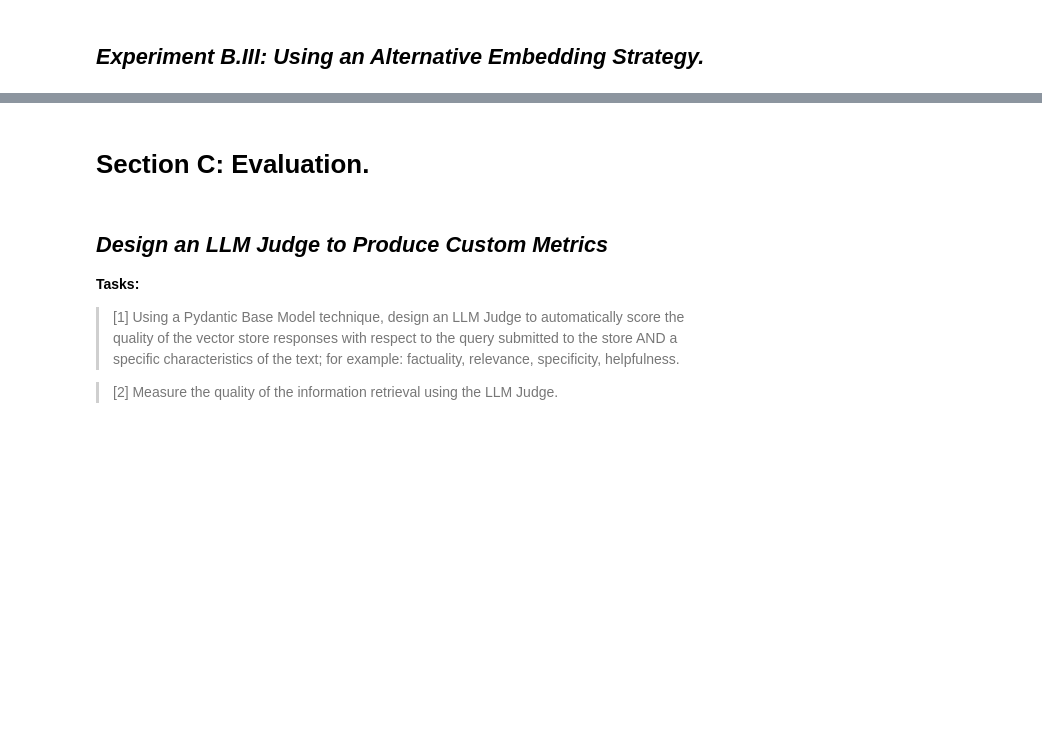
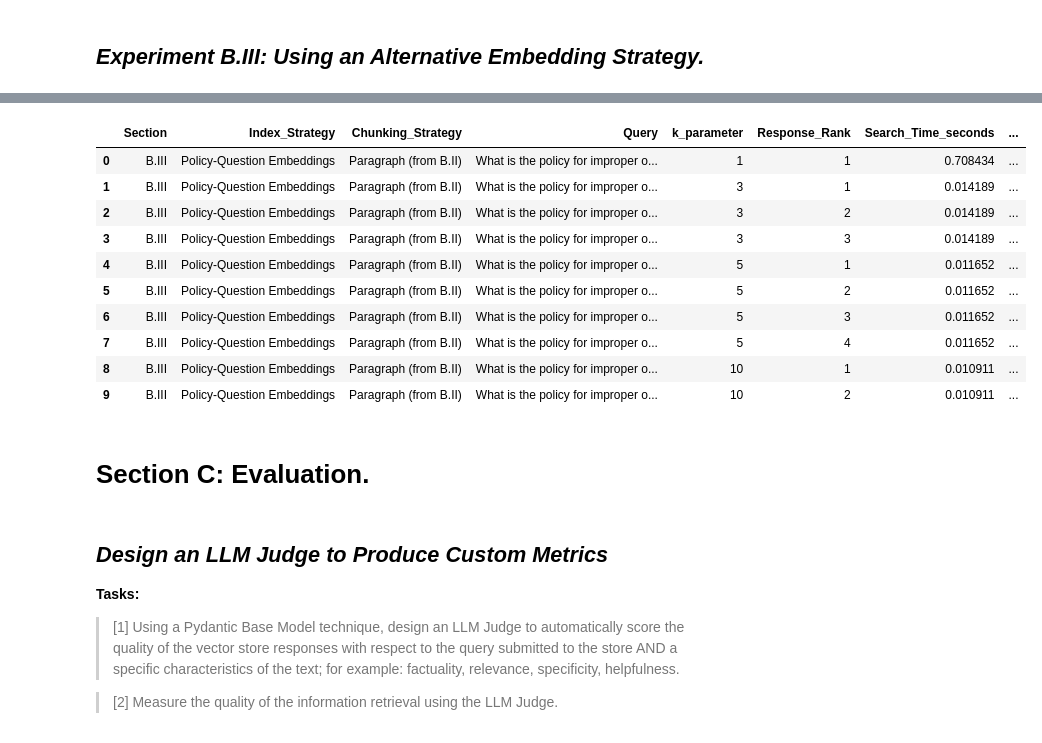
Before and after one commit to Lksimpson/GenAI-Lab-HW2, a Jupyter notebook: HW02_notebook.ipynb, the cells around one changed output, grey strips where cells are left out. Cells and saved outputs as stored; diff of their text form; code cells hidden in the pictures; blank space fills up the shorter version.

```diff
--- a/HW02_notebook.ipynb
+++ b/HW02_notebook.ipynb
@@ -1224,0 +1705,27 @@ print(matched[0])
+# %%
+# Search the B.III vector store while varying top-k
+import time
+
+for k in part_b_3_k_values:
+    start_time = time.time()
+    results = vector_store_b3.similarity_search_with_score(part_b_3_query, k=k)
+    end_time = time.time()
+
+    search_time = end_time - start_time
+    part_b_3_results[k] = {
+        "results": results,
+        "search_time": search_time,
+    }
+
+    print("\n" + "=" * 70)
+    print(f"B.III | k = {k} | Search Time: {search_time:.4f}s")
+    print("=" * 70)
+
+    for rank, (doc, score) in enumerate(results, start=1):
+        print(f"\nRank {rank}: Distance={score:.6f}")
+        print(f"Policy Question ID: {doc.metadata.get('policy_question_id')}")
+        print(f"Attached Chunk ID: {doc.metadata.get('attached_chunk_id')}")
+        print(f"Attached Page ID: {doc.metadata.get('attached_page_id')}")
+        print(f"Attached Text: {doc.metadata.get('attached_chunk_text', '')[:150]}...")
+
+print("\nPart B.III experiments completed.")
@@ -1225,3 +1829,21 @@ print(matched[0])
+# %%
+# Quick look at unique B.III responses
+if "part_b_3_unique_df" not in globals():
+    raise ValueError("part_b_3_unique_df not found. Run the previous B.III save cell first.")
+
+part_b_3_unique_df.head(10)
+# %% [output]
+|  | Section | Index_Strategy | Chunking_Strategy | Query | k_parameter | Response_Rank | Search_Time_seconds | ... |
+| 0 | B.III | Policy-Question Embeddings | Paragraph (from B.II) | What is the policy for improper o... | 1 | 1 | 0.708434 | ... |
+| 1 | B.III | Policy-Question Embeddings | Paragraph (from B.II) | What is the policy for improper o... | 3 | 1 | 0.014189 | ... |
+| 2 | B.III | Policy-Question Embeddings | Paragraph (from B.II) | What is the policy for improper o... | 3 | 2 | 0.014189 | ... |
+| 3 | B.III | Policy-Question Embeddings | Paragraph (from B.II) | What is the policy for improper o... | 3 | 3 | 0.014189 | ... |
+| 4 | B.III | Policy-Question Embeddings | Paragraph (from B.II) | What is the policy for improper o... | 5 | 1 | 0.011652 | ... |
+| 5 | B.III | Policy-Question Embeddings | Paragraph (from B.II) | What is the policy for improper o... | 5 | 2 | 0.011652 | ... |
+| 6 | B.III | Policy-Question Embeddings | Paragraph (from B.II) | What is the policy for improper o... | 5 | 3 | 0.011652 | ... |
+| 7 | B.III | Policy-Question Embeddings | Paragraph (from B.II) | What is the policy for improper o... | 5 | 4 | 0.011652 | ... |
+| 8 | B.III | Policy-Question Embeddings | Paragraph (from B.II) | What is the policy for improper o... | 10 | 1 | 0.010911 | ... |
+| 9 | B.III | Policy-Question Embeddings | Paragraph (from B.II) | What is the policy for improper o... | 10 | 2 | 0.010911 | ... |
 # %%
 # Remake the vector store using the new embeddings that were created with the Policy Question Dataset.
 # %%
```
Also changed, not shown: parts of 30 cells of this notebook, 8 other files.
